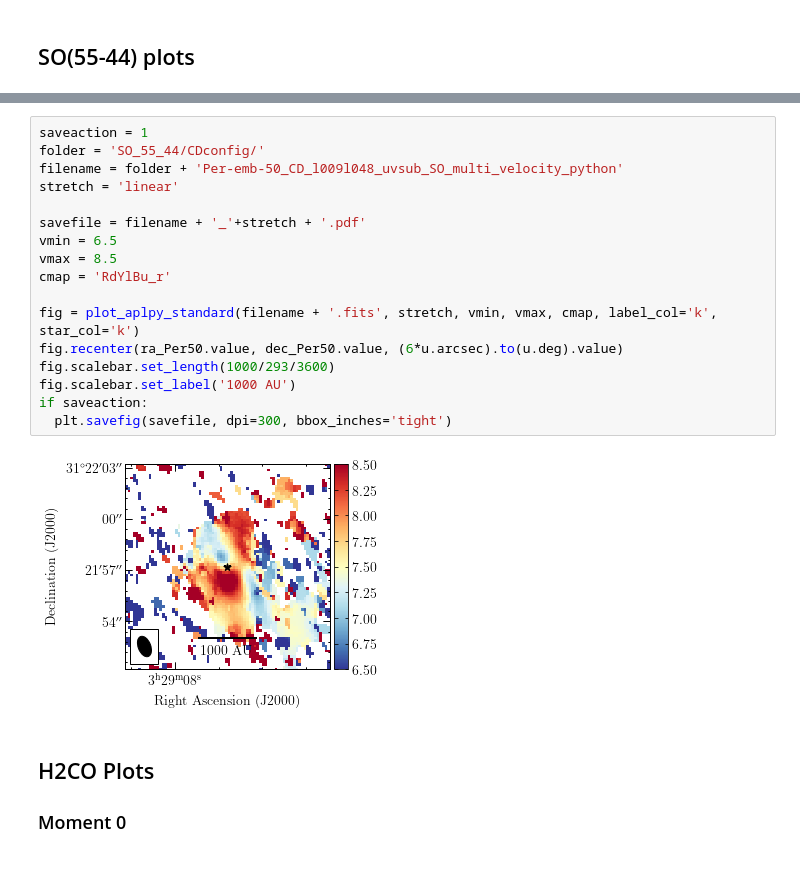
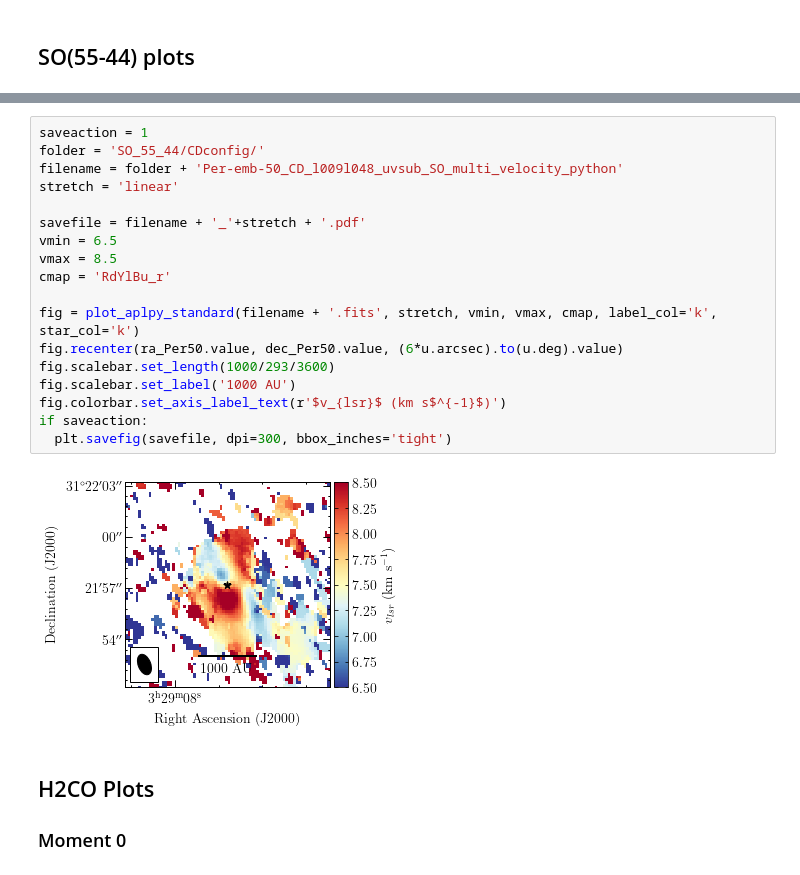
Before and after one commit to tere-valdivia/Per-emb-50_results, a Jupyter notebook: Data_figures.ipynb, the cells around one changed output, grey strips where cells are left out. Cells and saved outputs as stored; diff of their text form.

```diff
--- a/Data_figures.ipynb
+++ b/Data_figures.ipynb
@@ -37,22 +68,23 @@ def plot_aplpy_standard(image, stretch, vmin, vmax, cmap, phasecent=[ra_Per50, d
 # %%
 saveaction = 1
 folder = 'SO_55_44/CDconfig/'
 filename = folder + 'Per-emb-50_CD_l009l048_uvsub_SO_multi_velocity_python'
 stretch = 'linear'
 
 savefile = filename + '_'+stretch + '.pdf'
 vmin = 6.5
 vmax = 8.5
 cmap = 'RdYlBu_r'
 
 fig = plot_aplpy_standard(filename + '.fits', stretch, vmin, vmax, cmap, label_col='k', star_col='k')
 fig.recenter(ra_Per50.value, dec_Per50.value, (6*u.arcsec).to(u.deg).value)
 fig.scalebar.set_length(1000/293/3600)
 fig.scalebar.set_label('1000 AU')
+fig.colorbar.set_axis_label_text(r'$v_{lsr}$ (km s$^{-1}$)')
 if saveaction:
   plt.savefig(savefile, dpi=300, bbox_inches='tight')
 # %% [output]
-[figure, old version]
+[figure, new version]
 # %% [markdown]
 ## H2CO Plots
 
```
Also changed, not shown: parts of 28 cells of this notebook, 23 other files.
